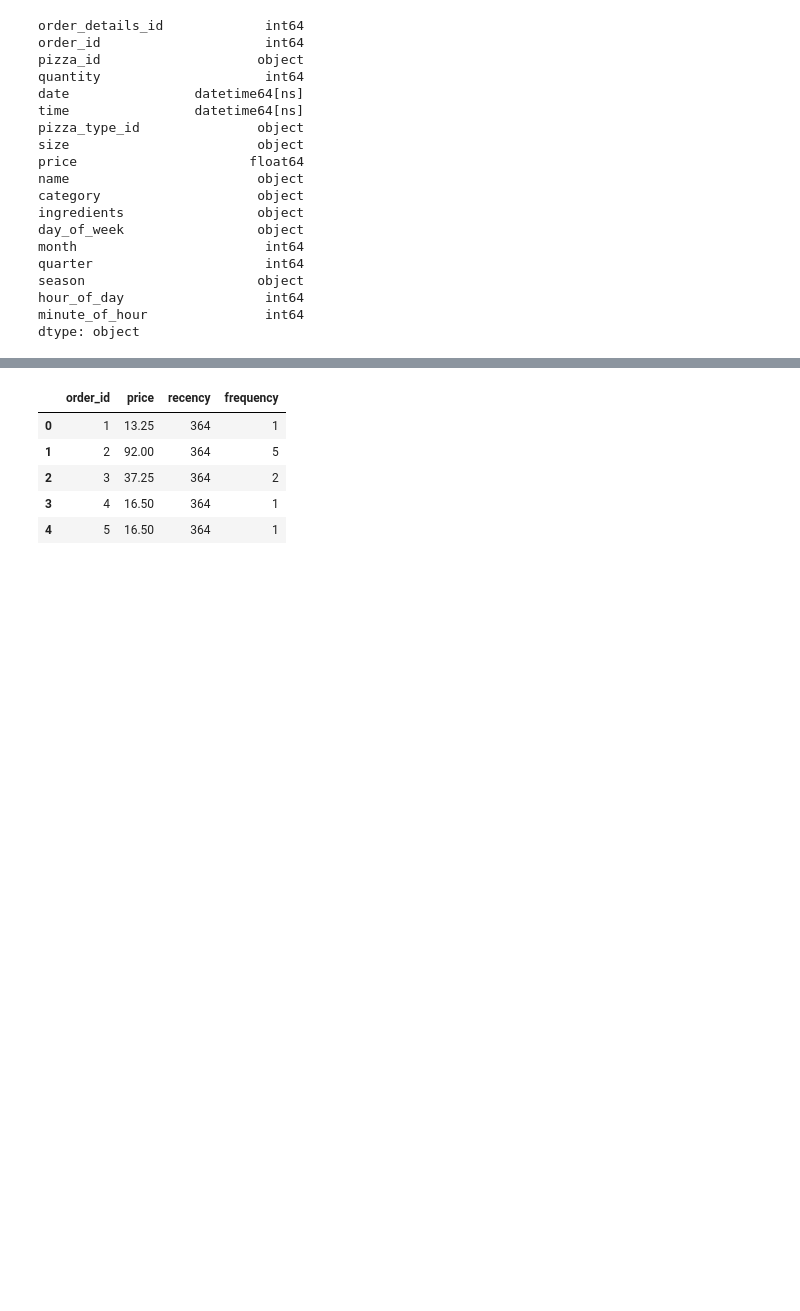
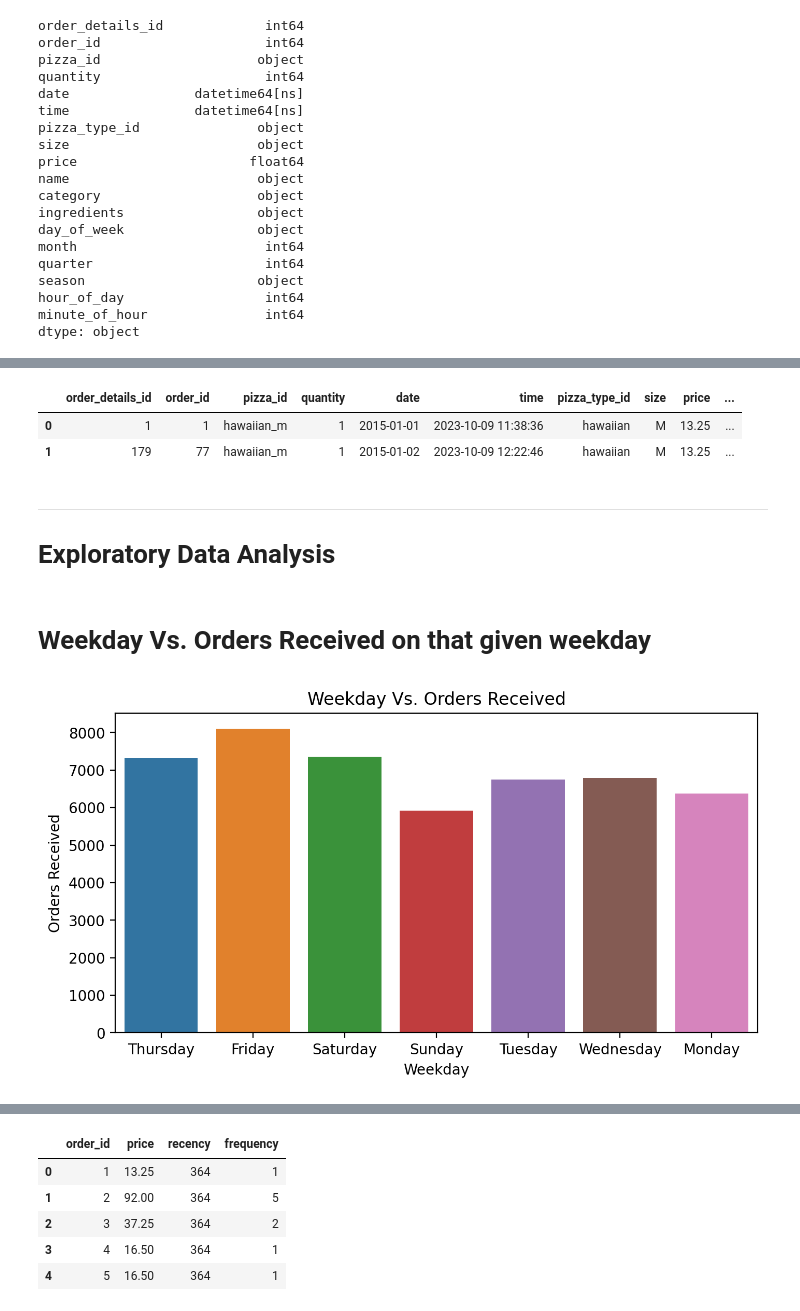
Before and after one commit to The-DigitalAcademy/pizza_sales_analysis, a Jupyter notebook: pizza-notebook.ipynb, the cells around one changed output, grey strips where cells are left out. Drawn from its saved outputs; the diff is of its cells as text; code cells hidden in the pictures; blank space fills up the shorter version.

```diff
--- a/pizza-notebook.ipynb
+++ b/pizza-notebook.ipynb
@@ -443,3 +443,24 @@ df_merged
 48620 rows × 19 columns
 # %%
 df_merged.to_csv('pizza_data_analysis.csv')
+# %%
+df_merged.head(2)
+# %% [output]
+|  | order_details_id | order_id | pizza_id | quantity | date | time | pizza_type_id | size | price | ... |
+| 0 | 1 | 1 | hawaiian_m | 1 | 2015-01-01 | 2023-10-09 11:38:36 | hawaiian | M | 13.25 | ... |
+| 1 | 179 | 77 | hawaiian_m | 1 | 2015-01-02 | 2023-10-09 12:22:46 | hawaiian | M | 13.25 | ... |
+# %% [markdown]
+---
+# Exploratory Data Analysis
+# %% [markdown]
+# Weekday Vs. Orders Received on that given weekday
+# %%
+
+plt.figure(figsize=(8,4),dpi=200)
+sns.countplot(data=df_merged, x='day_of_week')
+plt.xlabel("Weekday")
+plt.ylabel("Orders Received")
+plt.title("Weekday Vs. Orders Received")
+plt.show();
+# %% [output]
+[figure, added]
```
Also changed, not shown: parts of 27 cells of this notebook.
